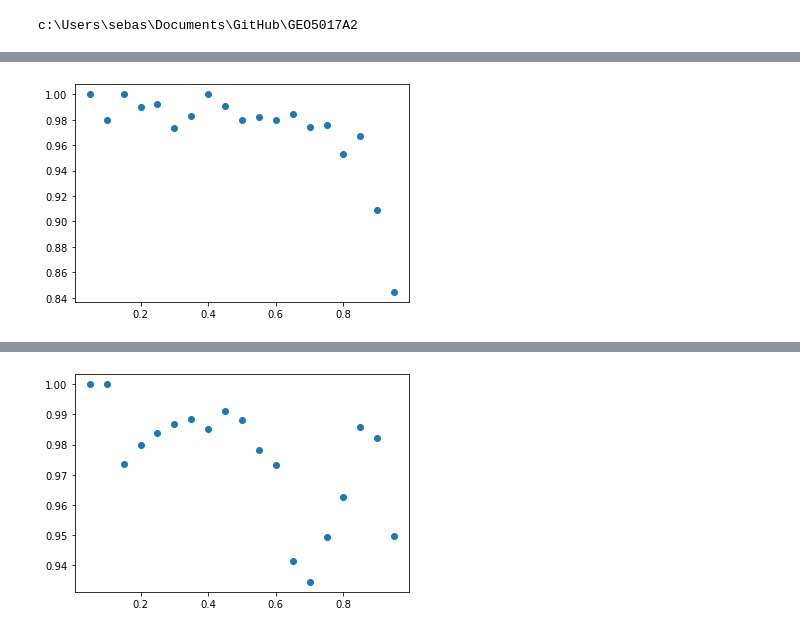
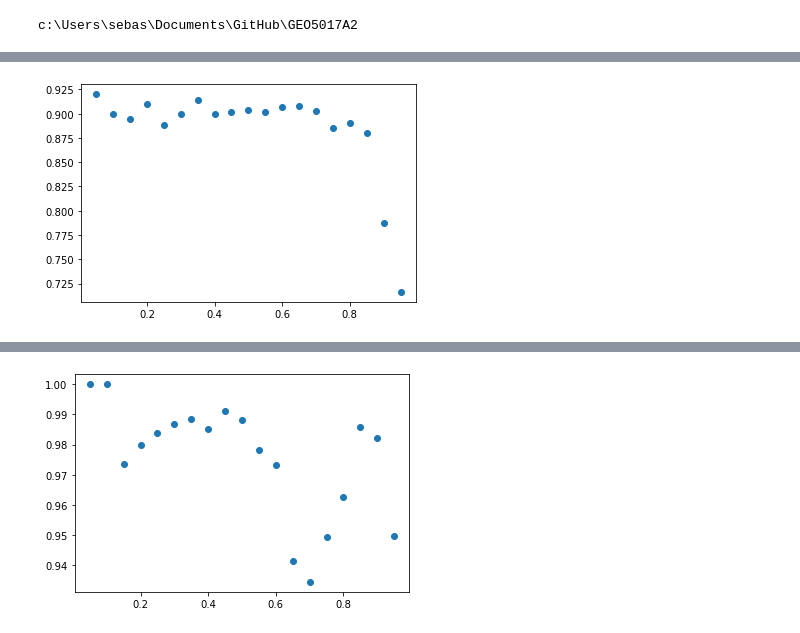
Before and after one commit to lm2-me/GEO5017Assignment2, a Jupyter notebook: SVM_linear.ipynb, the cells around one changed output, grey strips where cells are left out. Drawn from its saved outputs; the diff is of its cells as text; code cells hidden in the pictures.

```diff
--- a/SVM_linear.ipynb
+++ b/SVM_linear.ipynb
@@ -46,37 +47,37 @@ for i in range(0,1):
     test_size = 0
     while test_size < 0.95:
         test_size += 0.05
-        X_train, X_test, y_train, y_test = train_test_split(X, y, test_size=test_size)
+        X_train, X_test, y_train, y_test = train_test_split(X, y, test_size=test_size, random_state=41)
 
-        classifier = svm.SVC(kernel='linear', C=1000)
+        classifier = svm.SVC(kernel='rbf', C=100,decision_function_shape='ovr')
         classifier.fit(X_train,y_train)
 
         y_pred = classifier.predict(X_test)
         accuracy = metrics.accuracy_score(y_test, y_pred)
 
         test_size_record.append(test_size)
         AO.append(accuracy)
         # print(test_size)
 
 #     test_avg = np.append(test_avg,np.array(test_size_record))
 #     AO_avg = np.append(AO_avg,np.array(AO))
 
 # new = np.mean(np.split(AO_avg, 19), axis=1)
 # new_test = np.mean(np.split(test_avg, 19), axis=1)
 
 # print(new_test)
 # # print(np.mean(new, axis=1))
 # # print('\n')
 # # print(new)
 
 # import matplotlib.pyplot as plt
 
 # plt.scatter(new_test, new)
 # plt.show()
 
 import matplotlib.pyplot as plt
 
 plt.scatter(test_size_record, AO)
 plt.show()
 # %% [output]
-[figure, old version]
+[figure, new version]
```
Also changed, not shown: parts of 3 cells of this notebook, 1 other file.
